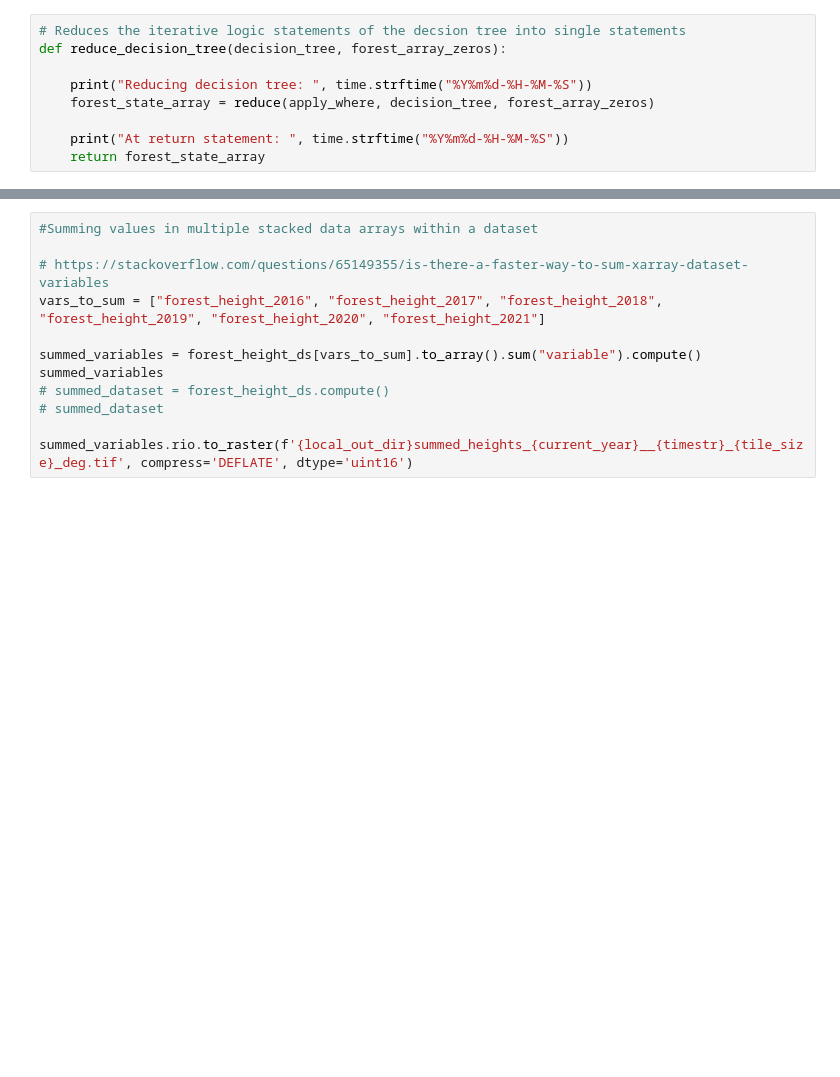
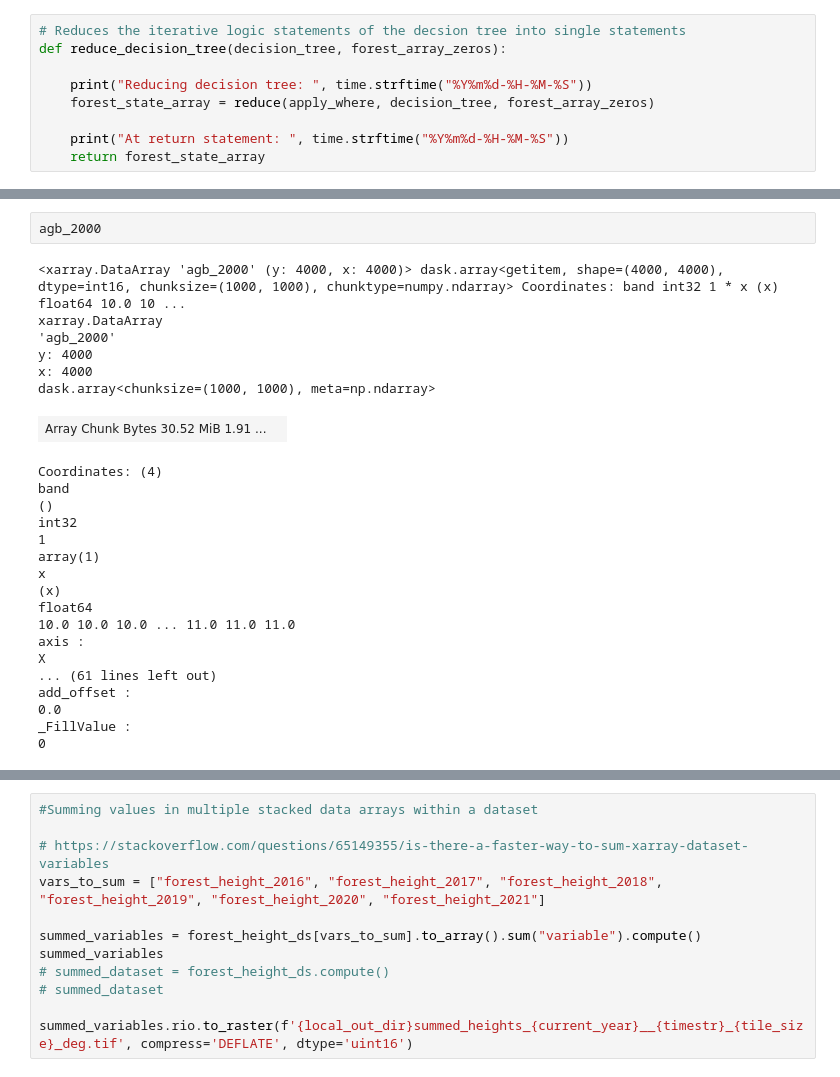
Before and after one commit to wri/carbon-budget-Europe, a Jupyter notebook: notebooks/flux_model_Europe.ipynb, the cells around one changed output, grey strips where cells are left out. Cells and saved outputs as stored; diff of their text form; blank space fills up the shorter version.

```diff
--- a/notebooks/flux_model_Europe.ipynb
+++ b/notebooks/flux_model_Europe.ipynb
@@ -594,0 +644,27 @@ Wall time: 995 µs
+# %%
+agb_2000
+# %% [output]
+<xarray.DataArray 'agb_2000' (y: 4000, x: 4000)> dask.array<getitem, shape=(4000, 4000), dtype=int16, chunksize=(1000, 1000), chunktype=numpy.ndarray> Coordinates: band int32 1 * x (x) float64 10.0 10 ...
+xarray.DataArray
+'agb_2000'
+y: 4000
+x: 4000
+dask.array<chunksize=(1000, 1000), meta=np.ndarray>
+| Array Chunk Bytes 30.52 MiB 1.91 ... |  |
+Coordinates: (4)
+band
+()
+int32
+1
+array(1)
+x
+(x)
+float64
+10.0 10.0 10.0 ... 11.0 11.0 11.0
+axis :
+X
+... (61 lines left out)
+add_offset :
+0.0
+_FillValue :
+0
```
Also changed, not shown: parts of 15 cells of this notebook.
